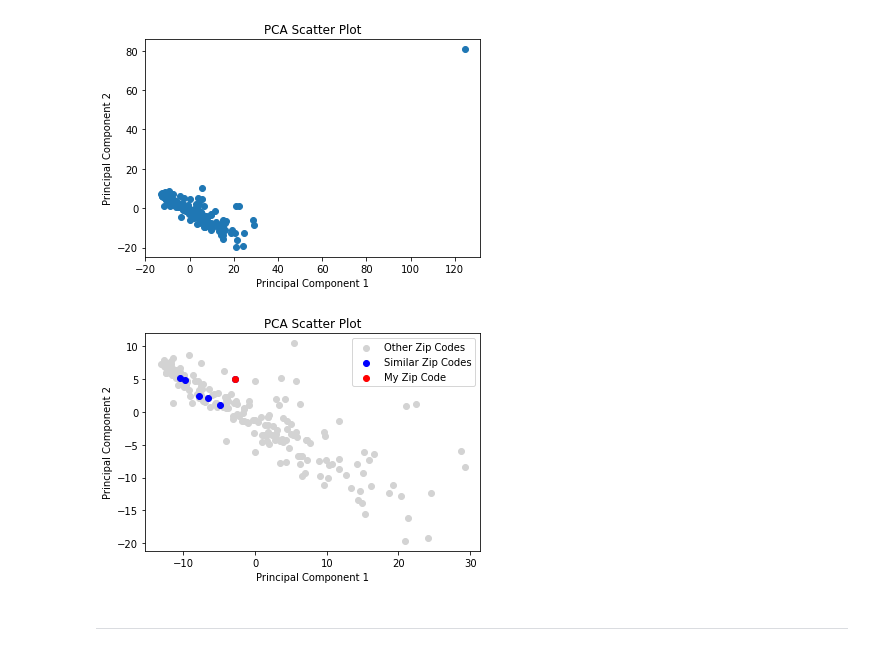
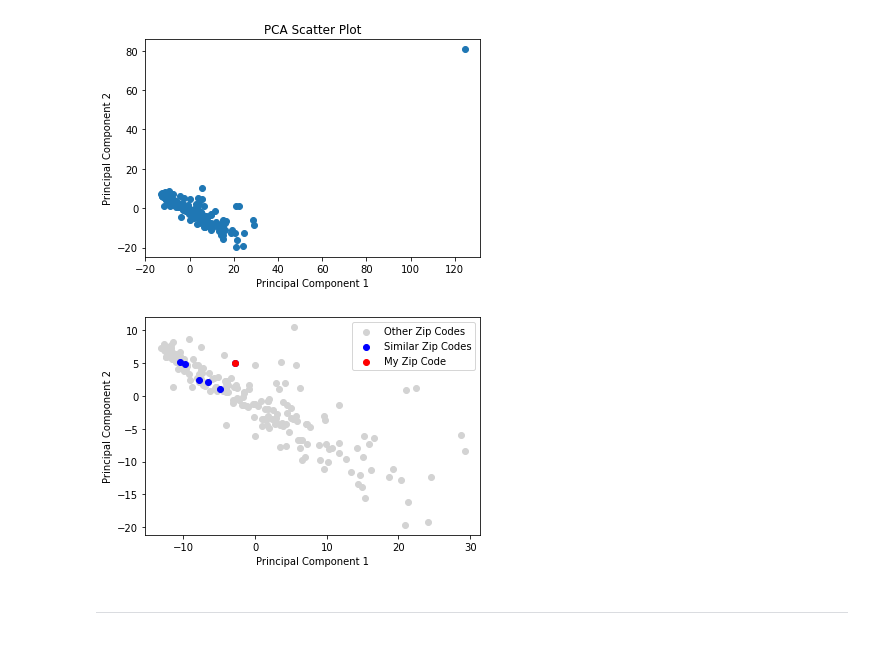
Before and after one commit to schmeeed/capstone, a Jupyter notebook: notebooks/13_PCA-KNN-Viz.ipynb, the cells around one changed output. Saved outputs shown, nothing was run; the diff lists cells and outputs as text; code cells hidden in the pictures.

```diff
--- a/notebooks/13_PCA-KNN-Viz.ipynb
+++ b/notebooks/13_PCA-KNN-Viz.ipynb
@@ -145,27 +145,27 @@ plt.show()
 # %%
 # Removing extreme outlier
 transformed_data = transformed_data[(transformed_data[:, 0] < 40) & (transformed_data[:, 1] < 20)]
 
 # Plot the transformed data
 plt.scatter(transformed_data[:, 0], transformed_data[:, 1],
             color='lightgrey', label='Other Zip Codes')
 plt.scatter(transformed_data[my_sim_zips.index, 0], transformed_data[my_sim_zips.index, 1],
             color='blue', label='Similar Zip Codes')
 plt.scatter(transformed_data[my_zip_vals.index, 0], transformed_data[my_zip_vals.index, 1],
             color='red', label='My Zip Code')
 plt.xlabel('Principal Component 1')
 plt.ylabel('Principal Component 2')
-plt.title('PCA Scatter Plot')
+# plt.title('PCA Scatter Plot')
 
 plt.legend()
 
 # Show the plot
 
-plt.savefig('../visuals/PCAKNN-Visual.png')
+plt.savefig('../visuals/PCAKNN-Visual.png', dpi=1200)
 
 plt.show()
 # %% [output]
-[figure, old version]
+[figure, new version]
 # %% [markdown]
 -----
 # %%
```
Also changed, not shown: 1 other file.
